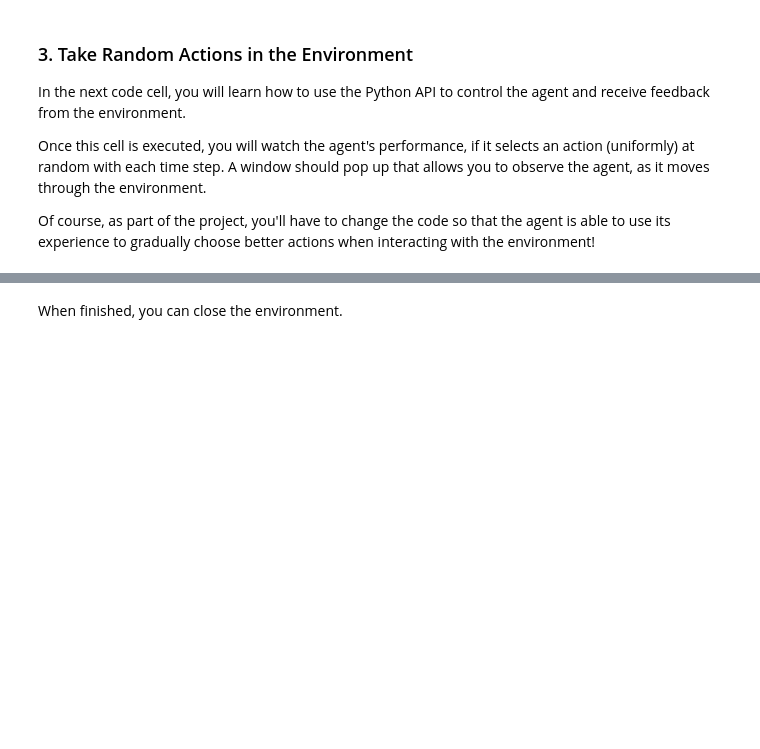
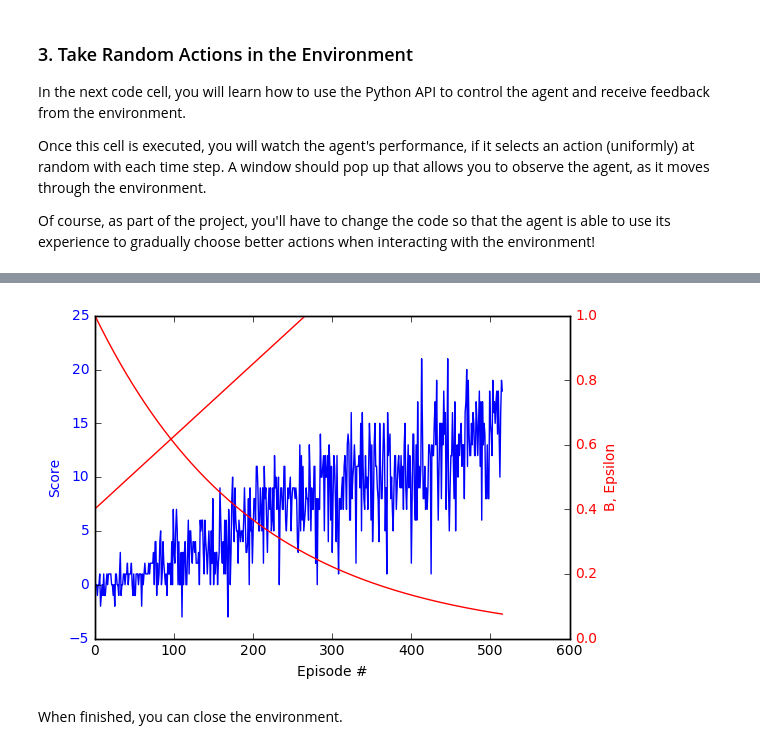
Before and after one commit to jgaston93/DRLND_P1_Navigation, a Jupyter notebook: Navigation.ipynb, the cells around one changed output, grey strips where cells are left out. Drawn from its saved outputs; the diff is of its cells as text; code cells hidden in the pictures; blank space fills up the shorter version.

Commit message:
updated plots. Added images. Update B_GROWTH_RATE

```diff
--- a/Navigation.ipynb
+++ b/Navigation.ipynb
@@ -115,12 +113,15 @@ eps_decay=0.995
 agent = Agent(state_size=state_size, action_size=action_size, seed=0, double_dqn=True, dueling_network=True, priority_replay=True)
 
 scores = []
+B_values = []
+eps_values = []
 scores_window = deque(maxlen=100)
 eps = eps_start
 for i_episode in range(1, n_episodes+1):
     env_info = env.reset(train_mode=True)[brain_name] # reset the environment
     state = env_info.vector_observations[0]            # get the current state
-    score = 0                                          # initialize the score
+    score = 0
+    steps = 0                                     # initialize the score
     while True:
         action = agent.act(state, eps)                 # select an action
         env_info = env.step(action)[brain_name]        # send the action to the environment
@@ -130,10 +131,13 @@ for i_episode in range(1, n_episodes+1):
         agent.step(state, action, reward, next_state, done)
         score += reward                                # update the score
         state = next_state                             # roll over the state to next time step
+        steps += 1
         if done:                                       # exit loop if episode finished
             break
     scores_window.append(score)
     scores.append(score)
+    B_values.append(agent.B)
+    eps_values.append(eps)
     eps = max(eps_end, eps_decay*eps)
     print('\rEpisode {}\tAverage Score: {:.2f}'.format(i_episode, np.mean(scores_window)), end="")
     if i_episode % 100 == 0:
@@ -142,10 +146,3 @@ for i_episode in range(1, n_episodes+1):
         print('\nEnvironment solved in {:d} episodes!\tAverage Score: {:.2f}'.format(i_episode-100, np.mean(scores_window)))
         torch.save(agent.qnetwork_local.state_dict(), 'checkpoint.pth')
         break
-# plot the scores
-fig = plt.figure()
-ax = fig.add_subplot(111)
-plt.plot(np.arange(len(scores)), scores)
-plt.ylabel('Score')
-plt.xlabel('Episode #')
-plt.show()
@@ -152,3 +157,43 @@ plt.show()
+# %%
+# plot the scores
+# fig = plt.figure()
+# ax = fig.add_subplot(111)
+# plt.plot(np.arange(len(scores)), scores, zorder=1)
+
+# ax2 = ax.twinx()  # instantiate a second axes that shares the same x-axis
+
+# color = 'tab:blue'
+# ax2.set_ylabel('B, Epsilon', color=color)  # we already handled the x-label with ax1
+
+# fig.tight_layout()  # otherwise the right y-label is slightly clipped
+# plt.show()
+
+# plt.plot(np.arange(len(B_values)), B_values, zorder=2)
+# plt.plot(np.arange(len(eps_values)), eps_values, zorder=3)
+# plt.ylabel('Score')
+# plt.xlabel('Episode #')
+# plt.show()
+
+fig, ax1 = plt.subplots()
+
+color = 'blue'
+ax1.set_xlabel('Episode #')
+ax1.set_ylabel('Score', color=color)
+ax1.plot(np.arange(len(scores)), scores, color=color)
+ax1.tick_params(axis='y', labelcolor=color)
+
+ax2 = ax1.twinx()  # instantiate a second axes that shares the same x-axis
+
+color = 'red'
+ax2.set_ylabel('B, Epsilon', color=color)  # we already handled the x-label with ax1
+ax2.plot(np.arange(len(B_values)), B_values, color=color)
+ax2.plot(np.arange(len(eps_values)), eps_values, color=color)
+ax2.tick_params(axis='y', labelcolor=color)
+
+fig.tight_layout()  # otherwise the right y-label is slightly clipped
+plt.show()
+# %% [output]
+[figure, added]
 # %%
 agent = Agent(state_size=state_size, action_size=action_size, seed=0, double_dqn=True, dueling_network=True, priority_replay=True)
 agent.qnetwork_local.load_state_dict(torch.load('checkpoint.pth'))
```
Also changed, not shown: parts of 2 cells of this notebook, 5 other files.
